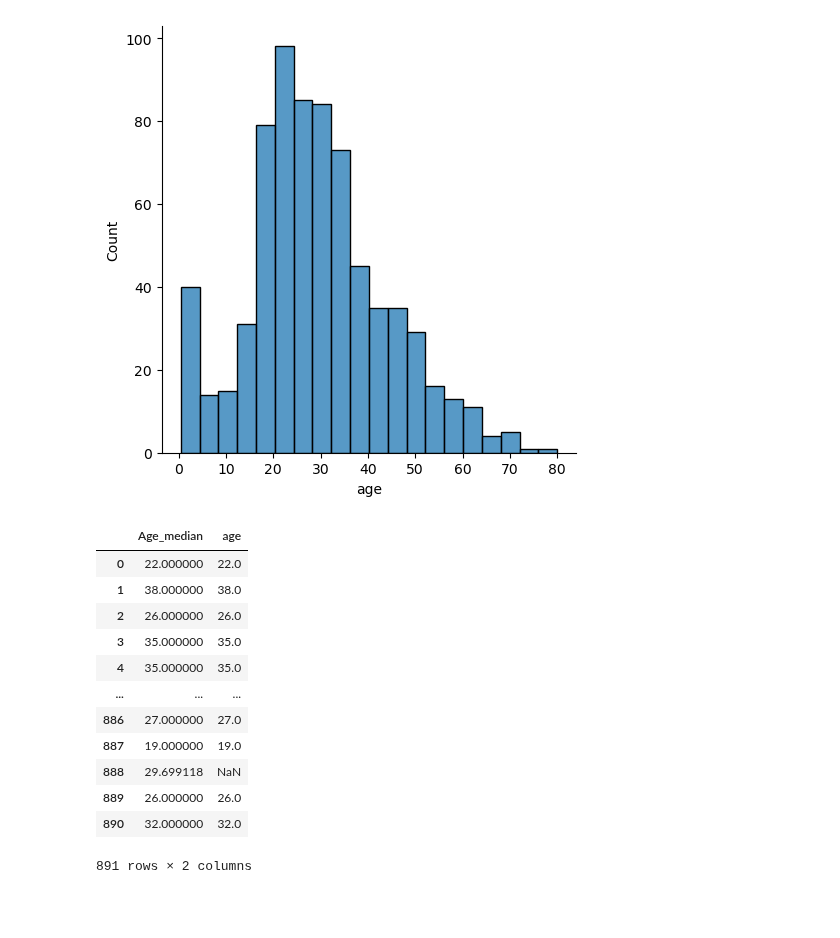
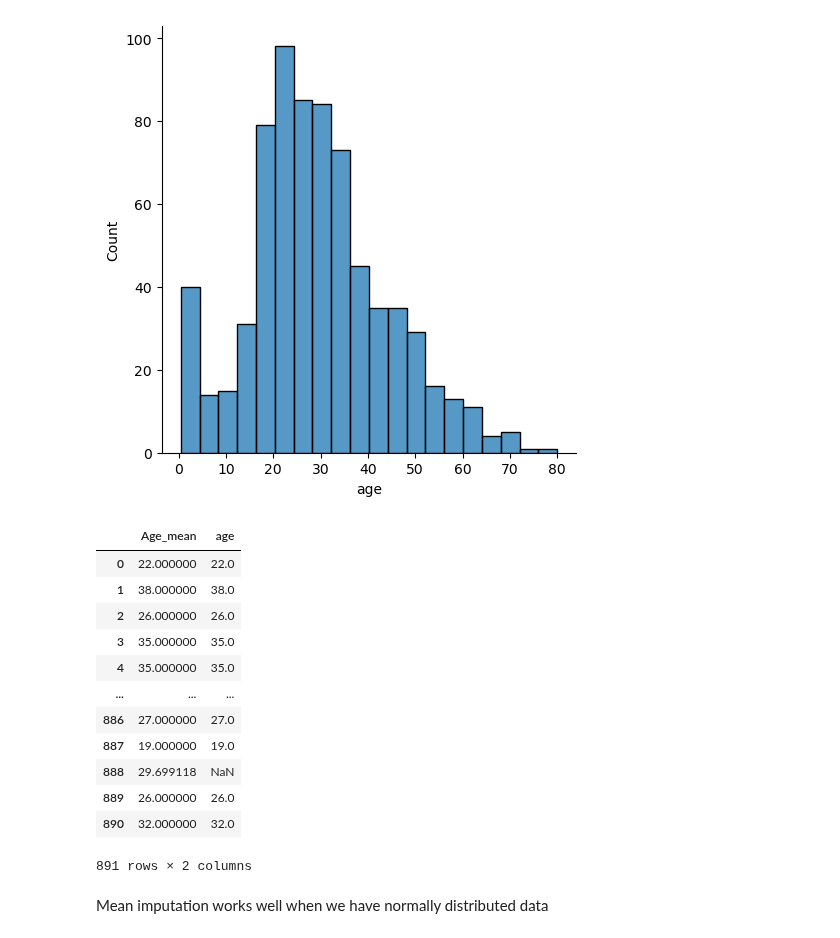
Before and after one commit to vaibhavgaikwad2/Machine-learning-course, a Jupyter notebook: 1)Notes/18-Feature Engineering/handling missing values.ipynb, the cells around one changed output. Cells and saved outputs as stored; diff of their text form; code cells hidden in the pictures; blank space fills up the shorter version.

```diff
--- a/1)Notes/18-Feature Engineering/handling missing values.ipynb
+++ b/1)Notes/18-Feature Engineering/handling missing values.ipynb
@@ -110,11 +110,11 @@ sns.displot(df['age'])
 [figure]
 # %%
 # filling missing values with mean of the existing values
-df['Age_median']=df['age'].fillna(df['age'].mean())
+df['Age_mean']=df['age'].fillna(df['age'].mean())
 # %%
-df[['Age_median','age']]
+df[['Age_mean','age']]
 # %% [output]
-|  | Age_median | age |
+|  | Age_mean | age |
 | 0 | 22.000000 | 22.0 |
 | 1 | 38.000000 | 38.0 |
 | 2 | 26.000000 | 26.0 |
@@ -127,3 +127,5 @@ df[['Age_median','age']]
 | 889 | 26.000000 | 26.0 |
 | 890 | 32.000000 | 32.0 |
 891 rows × 2 columns
+# %% [markdown]
+Mean imputation works well when we have normally distributed data
```
